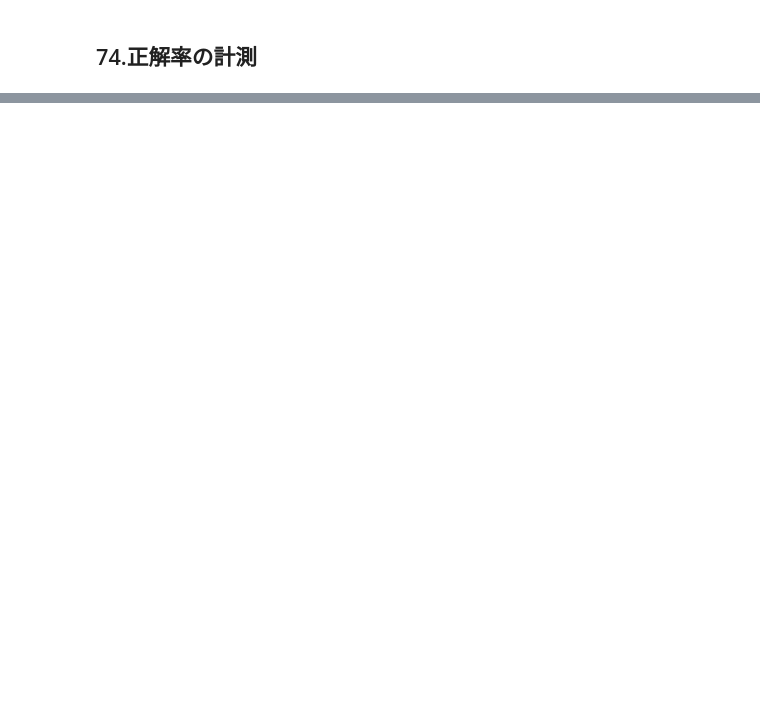
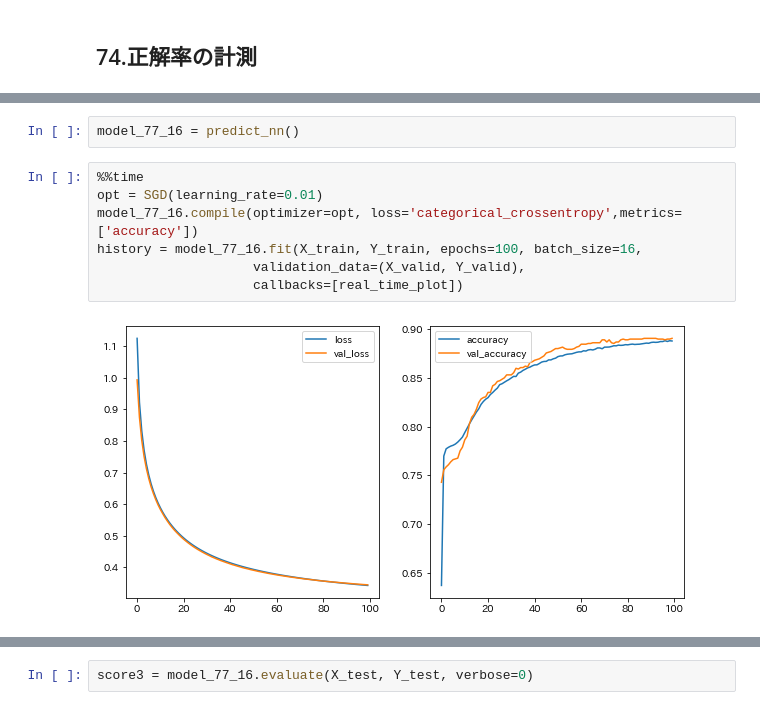
Before and after one commit to reonyanarticle/100pon_nock_2020, a Jupyter notebook: ch8.ipynb, the cells around one changed output, grey strips where cells are left out. Cells and saved outputs as stored; diff of their text form; blank space fills up the shorter version.

```diff
--- a/ch8.ipynb
+++ b/ch8.ipynb
@@ -304,0 +471,11 @@ print('Test accuracy:{0}'.format(score[1]))
+# %%
+model_77_16 = predict_nn()
+# %%
+%%time
+opt = SGD(learning_rate=0.01)
+model_77_16.compile(optimizer=opt, loss='categorical_crossentropy',metrics=['accuracy'])
+history = model_77_16.fit(X_train, Y_train, epochs=100, batch_size=16,
+                    validation_data=(X_valid, Y_valid),
+                    callbacks=[real_time_plot])
+# %% [output]
+[figure, added]
@@ -304,0 +485,2 @@ print('Test accuracy:{0}'.format(score[1]))
+# %%
+score3 = model_77_16.evaluate(X_test, Y_test, verbose=0)
```
Also changed, not shown: parts of 57 cells of this notebook.
